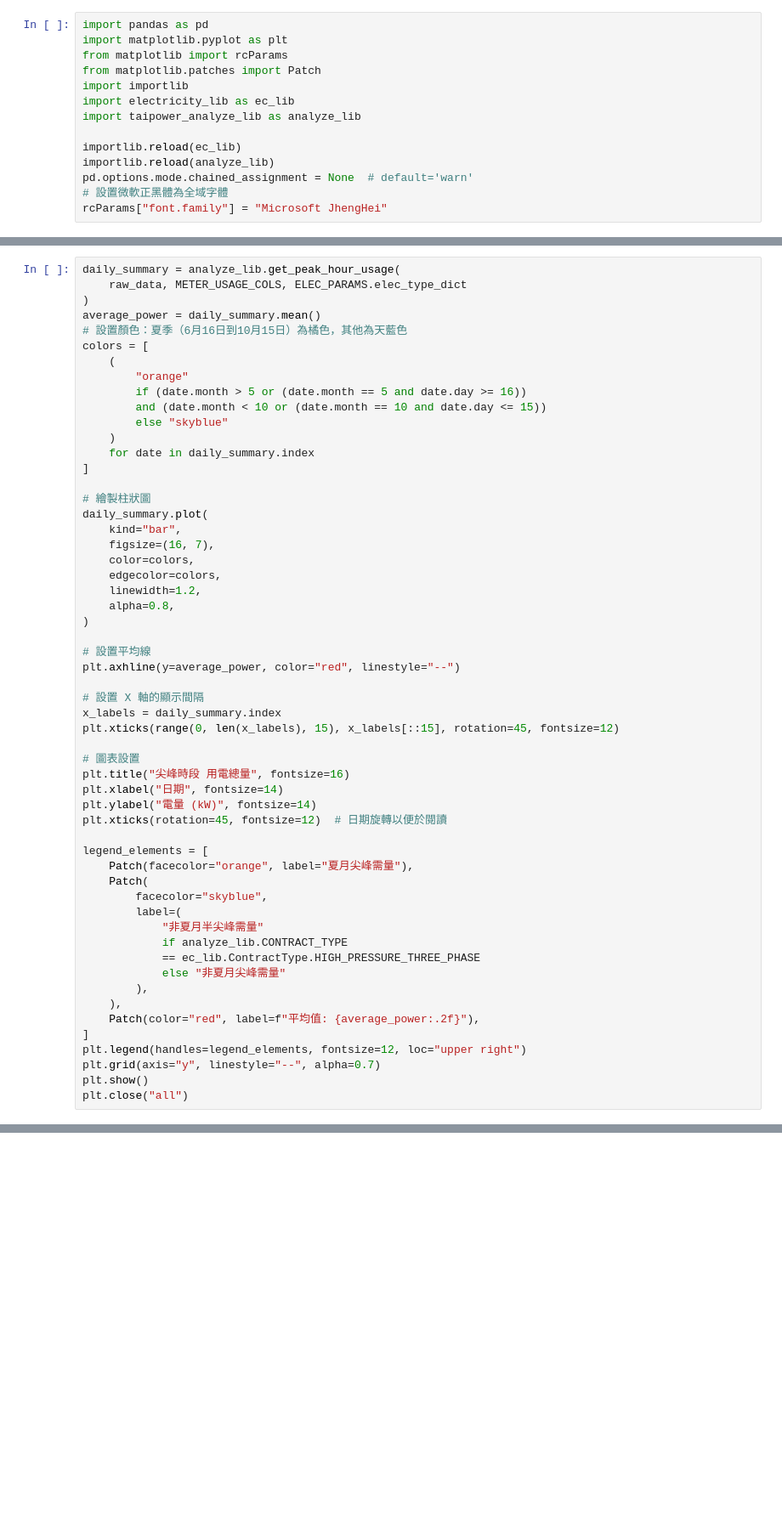
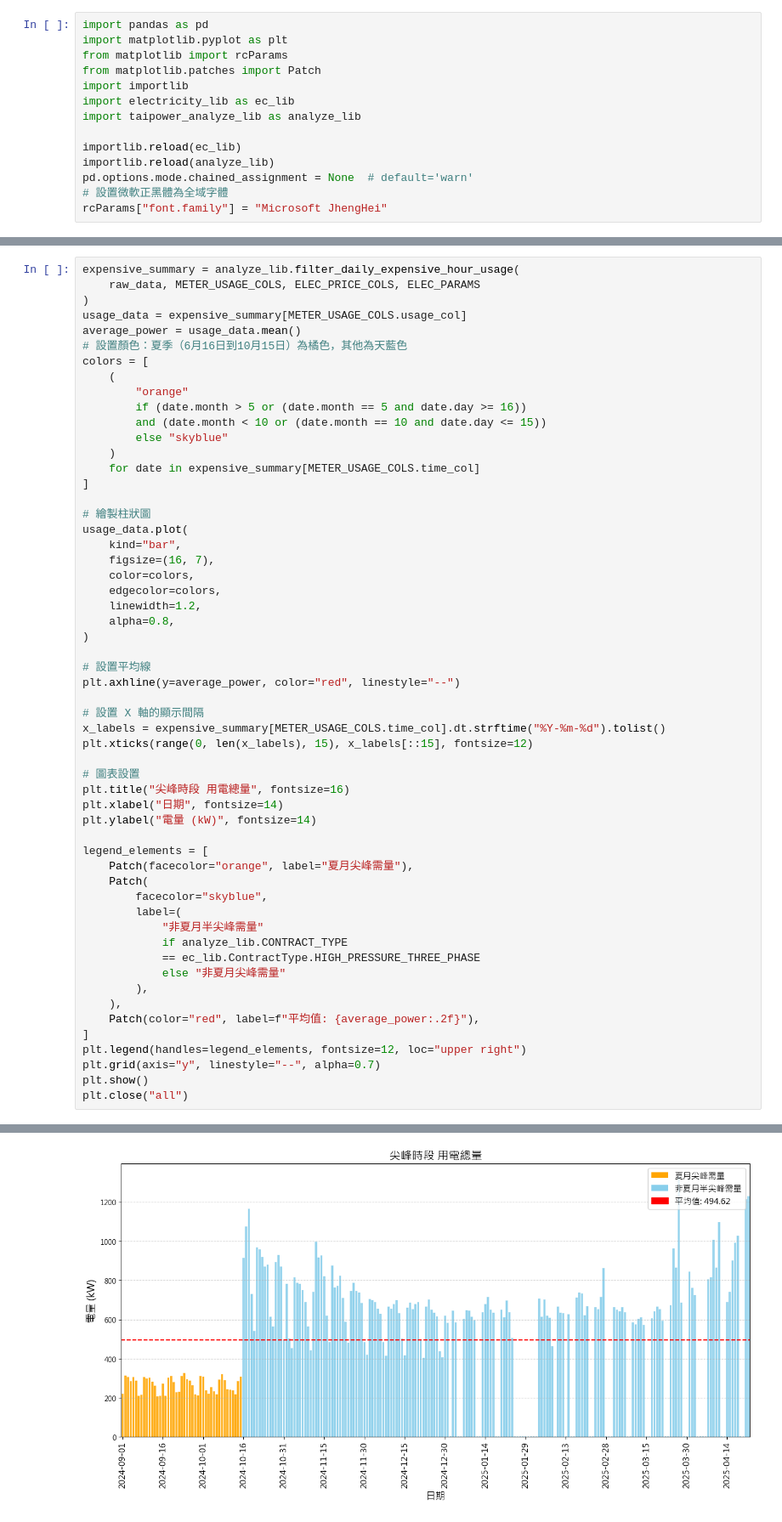
Before and after one commit to rdy1215/taipower-data-analyze, a Jupyter notebook: taipower-data-analyze.ipynb, the cells around one changed output, grey strips where cells are left out. Shown: that part at 85% size. Drawn from its saved outputs; the diff is of its cells as text; blank space fills up the shorter version.

Commit message:
<feat> add expensive hour usage display

```diff
--- a/taipower-data-analyze.ipynb
+++ b/taipower-data-analyze.ipynb
@@ -109,8 +110,9 @@ ValueError: If using all scalar values, you must pass an index
 # %%
-daily_summary = analyze_lib.get_peak_hour_usage(
-    raw_data, METER_USAGE_COLS, ELEC_PARAMS.elec_type_dict
+expensive_summary = analyze_lib.filter_daily_expensive_hour_usage(
+    raw_data, METER_USAGE_COLS, ELEC_PRICE_COLS, ELEC_PARAMS
 )
-average_power = daily_summary.mean()
+usage_data = expensive_summary[METER_USAGE_COLS.usage_col]
+average_power = usage_data.mean()
 # 設置顏色：夏季（6月16日到10月15日）為橘色，其他為天藍色
 colors = [
     (
@@ -119,11 +121,11 @@ colors = [
         and (date.month < 10 or (date.month == 10 and date.day <= 15))
         else "skyblue"
     )
-    for date in daily_summary.index
+    for date in expensive_summary[METER_USAGE_COLS.time_col]
 ]
 
 # 繪製柱狀圖
-daily_summary.plot(
+usage_data.plot(
     kind="bar",
     figsize=(16, 7),
     color=colors,
@@ -136,14 +138,13 @@ daily_summary.plot(
 plt.axhline(y=average_power, color="red", linestyle="--")
 
 # 設置 X 軸的顯示間隔
-x_labels = daily_summary.index
-plt.xticks(range(0, len(x_labels), 15), x_labels[::15], rotation=45, fontsize=12)
+x_labels = expensive_summary[METER_USAGE_COLS.time_col].dt.strftime("%Y-%m-%d").tolist()
+plt.xticks(range(0, len(x_labels), 15), x_labels[::15], fontsize=12)
 
 # 圖表設置
 plt.title("尖峰時段 用電總量", fontsize=16)
 plt.xlabel("日期", fontsize=14)
 plt.ylabel("電量 (kW)", fontsize=14)
-plt.xticks(rotation=45, fontsize=12)  # 日期旋轉以便於閱讀
 
 legend_elements = [
     Patch(facecolor="orange", label="夏月尖峰需量"),
@@ -162,3 +163,4 @@ plt.legend(handles=legend_elements, fontsize=12, loc="upper right")
 plt.grid(axis="y", linestyle="--", alpha=0.7)
 plt.show()
 plt.close("all")
+# %% [output]
@@ -165,3 +184,4 @@ plt.close("all")
+[figure, added]
 # %%
 # 按日期統計用電總量
 original_max_demand_power = raw_data[METER_USAGE_COLS.usage_col].max()
```
Also changed, not shown: parts of 2 cells of this notebook, 1 other file.
